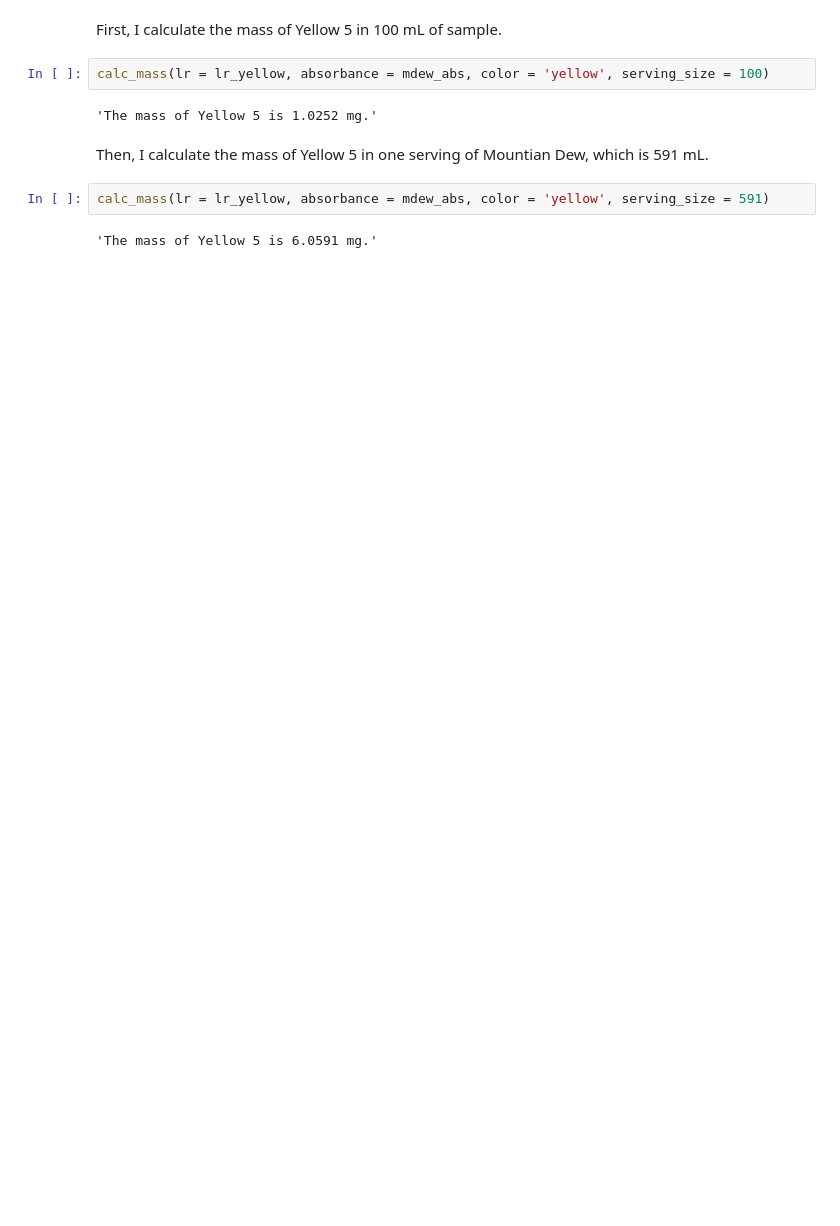
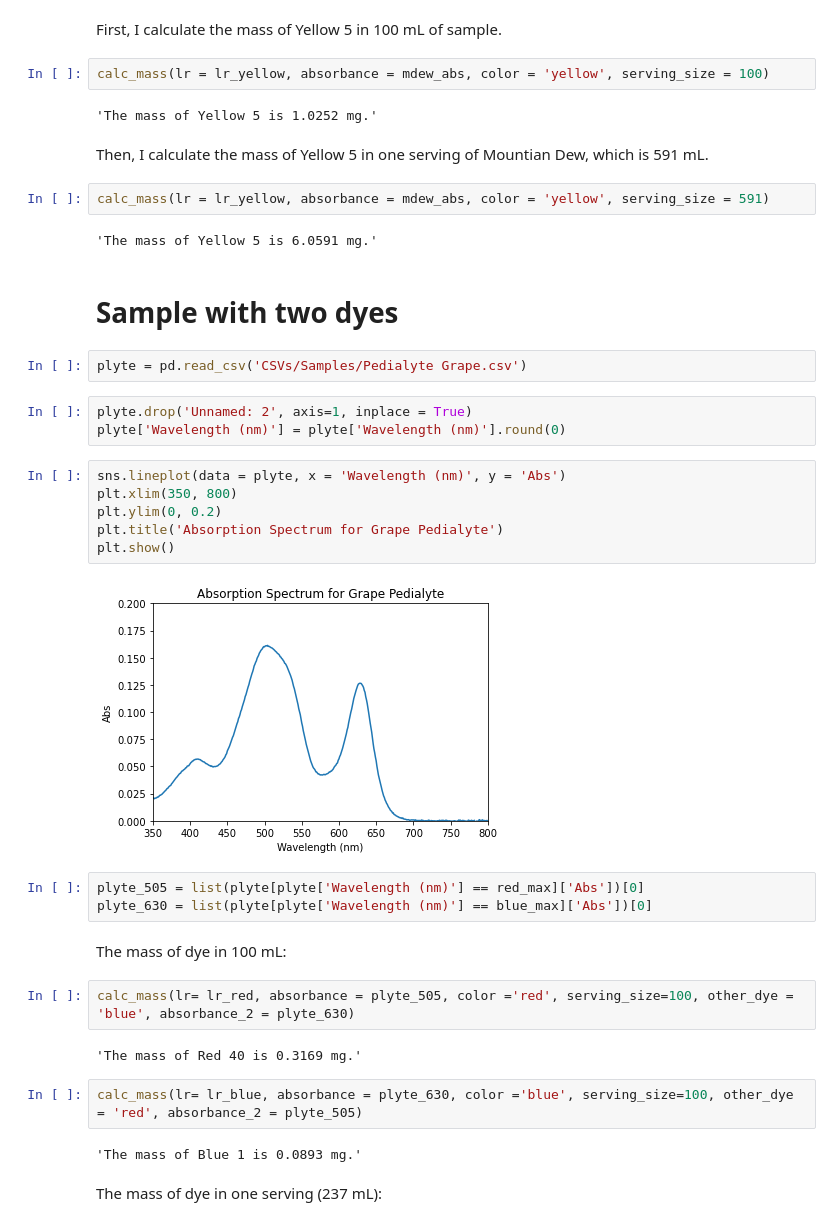
Before and after one commit to rhkhoo/Dye_Content, a Jupyter notebook: FD&C Dye Content.ipynb, the cells around one changed output. Cells and saved outputs as stored; diff of their text form; blank space fills up the shorter version.

Commit message:
Added section for multiple dye samples

```diff
--- a/FD&C Dye Content.ipynb
+++ b/FD&C Dye Content.ipynb
@@ -182,3 +190,33 @@ Then, I calculate the mass of Yellow 5 in one serving of Mountian Dew, which is
 calc_mass(lr = lr_yellow, absorbance = mdew_abs, color = 'yellow', serving_size = 591)
 # %% [output]
 'The mass of Yellow 5 is 6.0591 mg.'
+# %% [markdown]
+# Sample with two dyes
+# %%
+plyte = pd.read_csv('CSVs/Samples/Pedialyte Grape.csv')
+# %%
+plyte.drop('Unnamed: 2', axis=1, inplace = True)
+plyte['Wavelength (nm)'] = plyte['Wavelength (nm)'].round(0)
+# %%
+sns.lineplot(data = plyte, x = 'Wavelength (nm)', y = 'Abs')
+plt.xlim(350, 800)
+plt.ylim(0, 0.2)
+plt.title('Absorption Spectrum for Grape Pedialyte')
+plt.show()
+# %% [output]
+[figure, added]
+# %%
+plyte_505 = list(plyte[plyte['Wavelength (nm)'] == red_max]['Abs'])[0]
+plyte_630 = list(plyte[plyte['Wavelength (nm)'] == blue_max]['Abs'])[0]
+# %% [markdown]
+The mass of dye in 100 mL:
+# %%
+calc_mass(lr= lr_red, absorbance = plyte_505, color ='red', serving_size=100, other_dye = 'blue', absorbance_2 = plyte_630)
+# %% [output]
+'The mass of Red 40 is 0.3169 mg.'
+# %%
+calc_mass(lr= lr_blue, absorbance = plyte_630, color ='blue', serving_size=100, other_dye = 'red', absorbance_2 = plyte_505)
+# %% [output]
+'The mass of Blue 1 is 0.0893 mg.'
+# %% [markdown]
+The mass of dye in one serving (237 mL):
```
Also changed, not shown: parts of 8 cells of this notebook, 2 other files.
